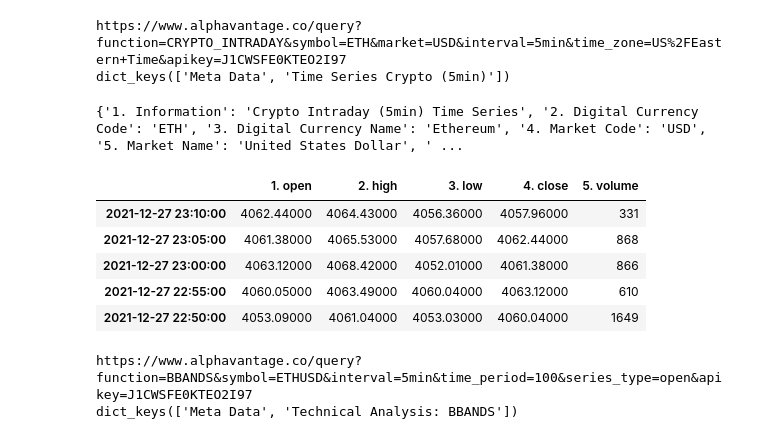
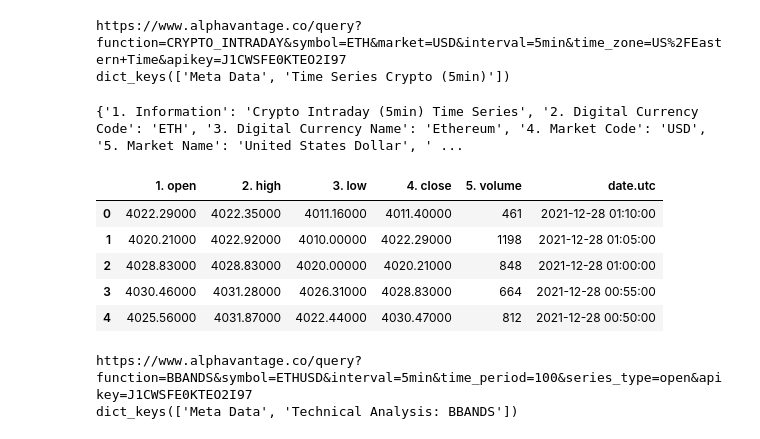
Before and after one commit to jdkincan/thesis, a Jupyter notebook: test.ipynb, the cells around one changed output. Drawn from its saved outputs; the diff is of its cells as text; code cells hidden in the pictures.

```diff
--- a/test.ipynb
+++ b/test.ipynb
@@ -34,15 +35,18 @@ dict_keys(['Meta Data', 'Time Series Crypto (5min)'])
 # %%
 price_df = pd.DataFrame(price_data['Time Series Crypto (5min)']).T
 print(price_data['Meta Data'])
+price_df.reset_index(inplace=True)
+price_df['date.utc'] = price_df['index']
+price_df = price_df.drop('index', 1)
 price_df.head()
 # %% [output]
 {'1. Information': 'Crypto Intraday (5min) Time Series', '2. Digital Currency Code': 'ETH', '3. Digital Currency Name': 'Ethereum', '4. Market Code': 'USD', '5. Market Name': 'United States Dollar', ' ...
-|  | 1. open | 2. high | 3. low | 4. close | 5. volume |
-| 2021-12-27 23:10:00 | 4062.44000 | 4064.43000 | 4056.36000 | 4057.96000 | 331 |
-| 2021-12-27 23:05:00 | 4061.38000 | 4065.53000 | 4057.68000 | 4062.44000 | 868 |
-| 2021-12-27 23:00:00 | 4063.12000 | 4068.42000 | 4052.01000 | 4061.38000 | 866 |
-| 2021-12-27 22:55:00 | 4060.05000 | 4063.49000 | 4060.04000 | 4063.12000 | 610 |
-| 2021-12-27 22:50:00 | 4053.09000 | 4061.04000 | 4053.03000 | 4060.04000 | 1649 |
+|  | 1. open | 2. high | 3. low | 4. close | 5. volume | date.utc |
+| 0 | 4022.29000 | 4022.35000 | 4011.16000 | 4011.40000 | 461 | 2021-12-28 01:10:00 |
+| 1 | 4020.21000 | 4022.92000 | 4010.00000 | 4022.29000 | 1198 | 2021-12-28 01:05:00 |
+| 2 | 4028.83000 | 4028.83000 | 4020.00000 | 4020.21000 | 848 | 2021-12-28 01:00:00 |
+| 3 | 4030.46000 | 4031.28000 | 4026.31000 | 4028.83000 | 664 | 2021-12-28 00:55:00 |
+| 4 | 4025.56000 | 4031.87000 | 4022.44000 | 4030.47000 | 812 | 2021-12-28 00:50:00 |
 # %%
 # RUN ONCE
 params = {
```
Also changed, not shown: parts of 8 cells of this notebook.
